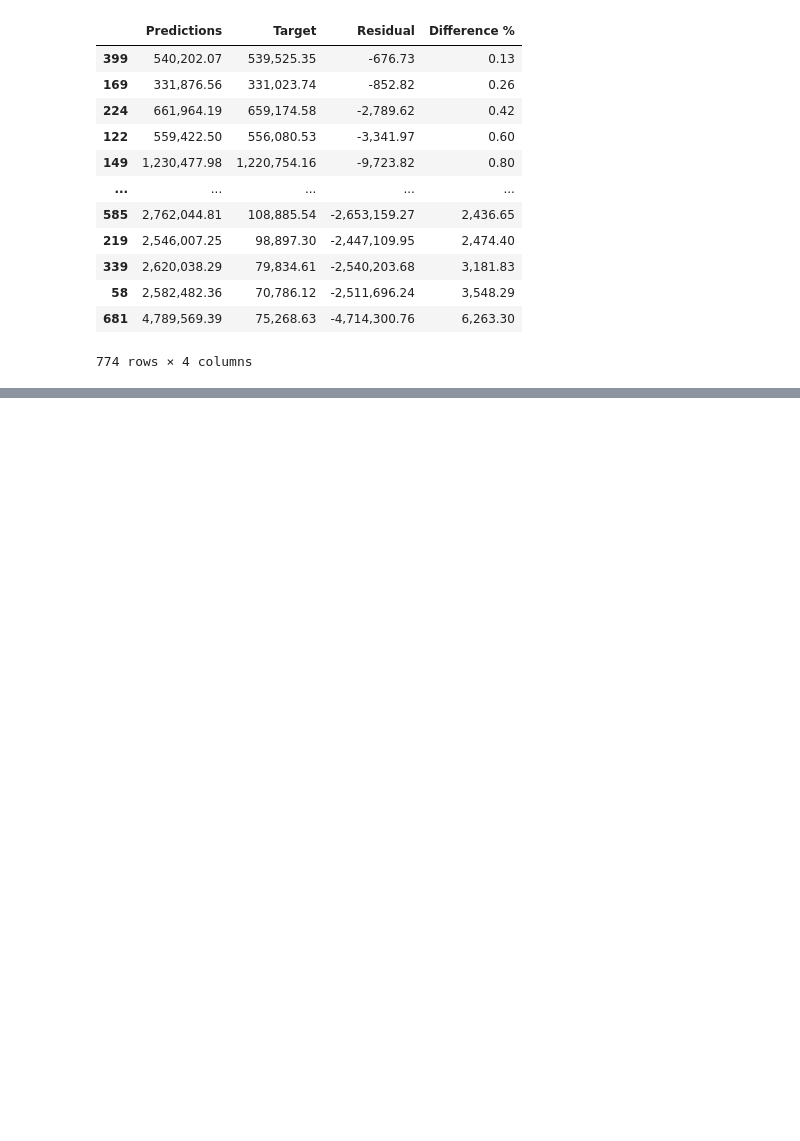
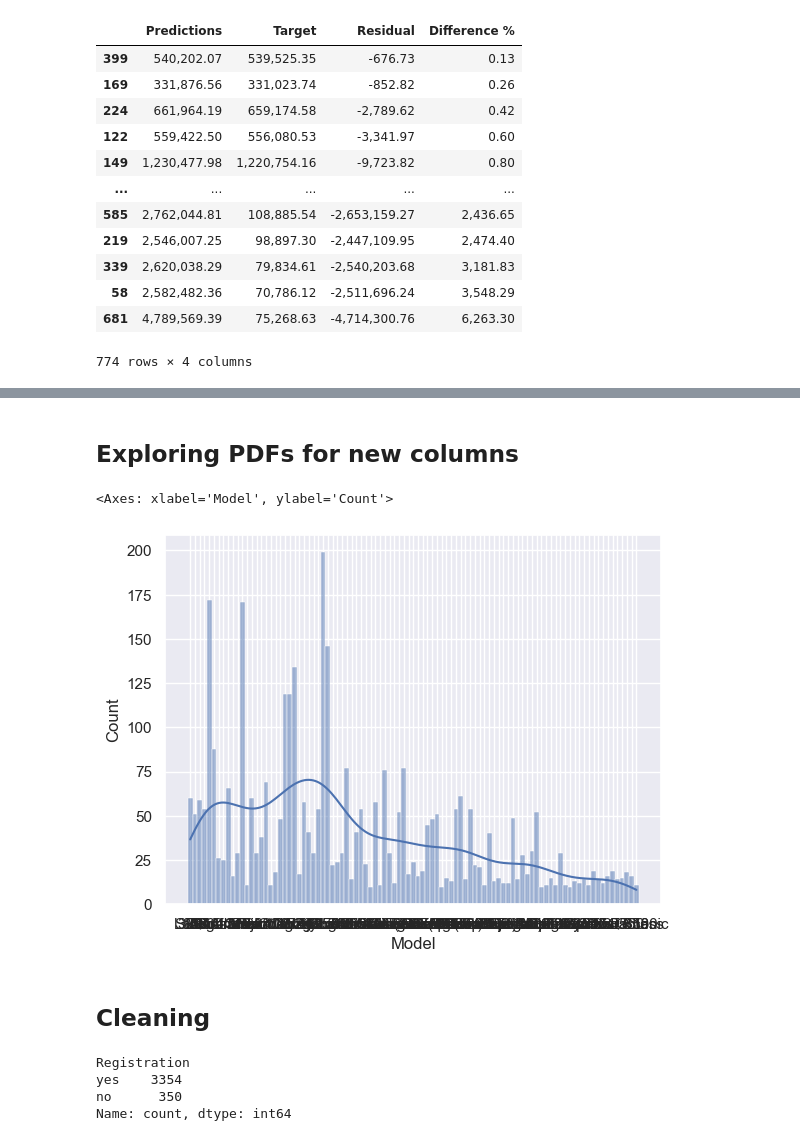
Before and after one commit to TharunPrabu7/car_price_prediction_linear_model, a Jupyter notebook: car_price_prediction.ipynb, the cells around one changed output, grey strips where cells are left out. Cells and saved outputs as stored; diff of their text form; code cells hidden in the pictures; blank space fills up the shorter version.

```diff
--- a/car_price_prediction.ipynb
+++ b/car_price_prediction.ipynb
@@ -390,0 +393,4 @@ df_pf.sort_values(by=['Difference %'])
+# %%
+new_raw_data = data
+
+new_raw_data.columns.values
@@ -390,0 +436,7 @@ df_pf.sort_values(by=['Difference %'])
+# %%
+model_count = new_raw_data.Model.value_counts()
+filtered_model = model_count[model_count > 9].index.tolist()
+filtered_data = new_raw_data[new_raw_data['Model'].isin(filtered_model)]
+
+for cols in filtered_data:
+    print(cols," : ", filtered_data[cols].nunique())
@@ -390,0 +453,9 @@ df_pf.sort_values(by=['Difference %'])
+# %% [markdown]
+## Exploring PDFs for new columns
+# %%
+sns.histplot(filtered_data['Model'], kde=True)
+# %% [output]
+<Axes: xlabel='Model', ylabel='Count'>
+[figure, added]
+# %% [markdown]
+## Cleaning
@@ -390,0 +464,7 @@ df_pf.sort_values(by=['Difference %'])
+# %%
+filtered_data.Registration.value_counts()
+# %% [output]
+Registration
+yes    3354
+no      350
+Name: count, dtype: int64
```
Also changed, not shown: parts of 26 cells of this notebook.
